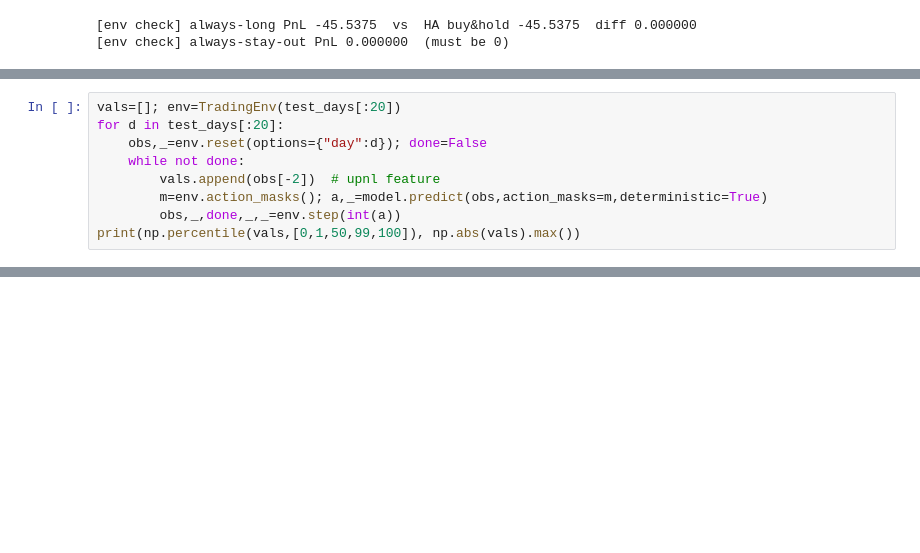
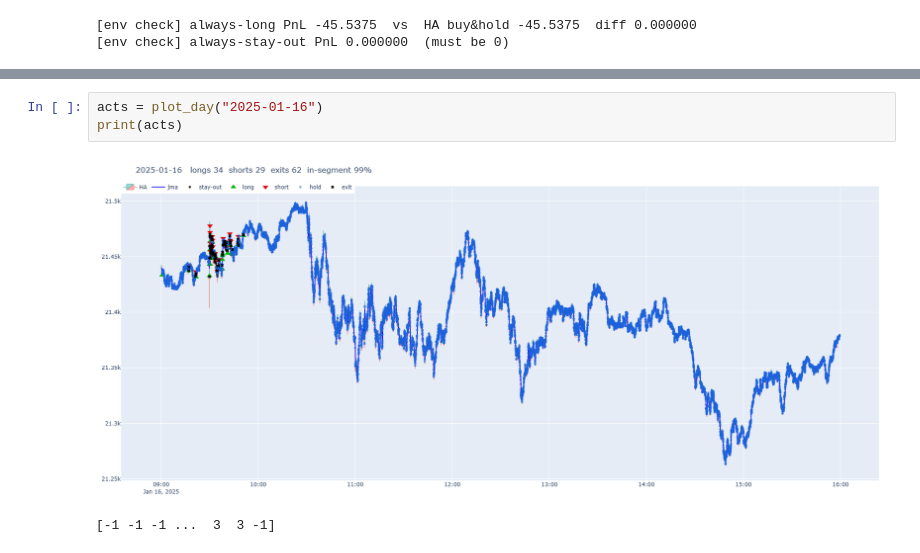
Before and after one commit to maxima120/hgt-rl, a Jupyter notebook: RL_tradability_v2 ·.ipynb, the cells around one changed output, grey strips where cells are left out. Drawn from its saved outputs; the diff is of its cells as text; blank space fills up the shorter version.

```diff
--- a/RL_tradability_v2 ·.ipynb
+++ b/RL_tradability_v2 ·.ipynb
@@ -304,12 +304,3 @@ print("  shaping targets: frac<=2bars (quick-trade), giveback med (give-back).")
 === diagnosis ===
   GENERALIZES (weak): held-out beats random.
   shaping targets: frac<=2bars (quick-trade), giveback med (give-back).
-# %%
-vals=[]; env=TradingEnv(test_days[:20])
-for d in test_days[:20]:
-    obs,_=env.reset(options={"day":d}); done=False
-    while not done:
-        vals.append(obs[-2])  # upnl feature
-        m=env.action_masks(); a,_=model.predict(obs,action_masks=m,deterministic=True)
-        obs,_,done,_,_=env.step(int(a))
-print(np.percentile(vals,[0,1,50,99,100]), np.abs(vals).max())
@@ -317,0 +416,6 @@ print(np.percentile(vals,[0,1,50,99,100]), np.abs(vals).max())
+# %%
+acts = plot_day("2025-01-16")
+print(acts)
+# %% [output]
+[figure, added]
+[-1 -1 -1 ...  3  3 -1]
```
Also changed, not shown: parts of 6 cells of this notebook, 2 other files.
